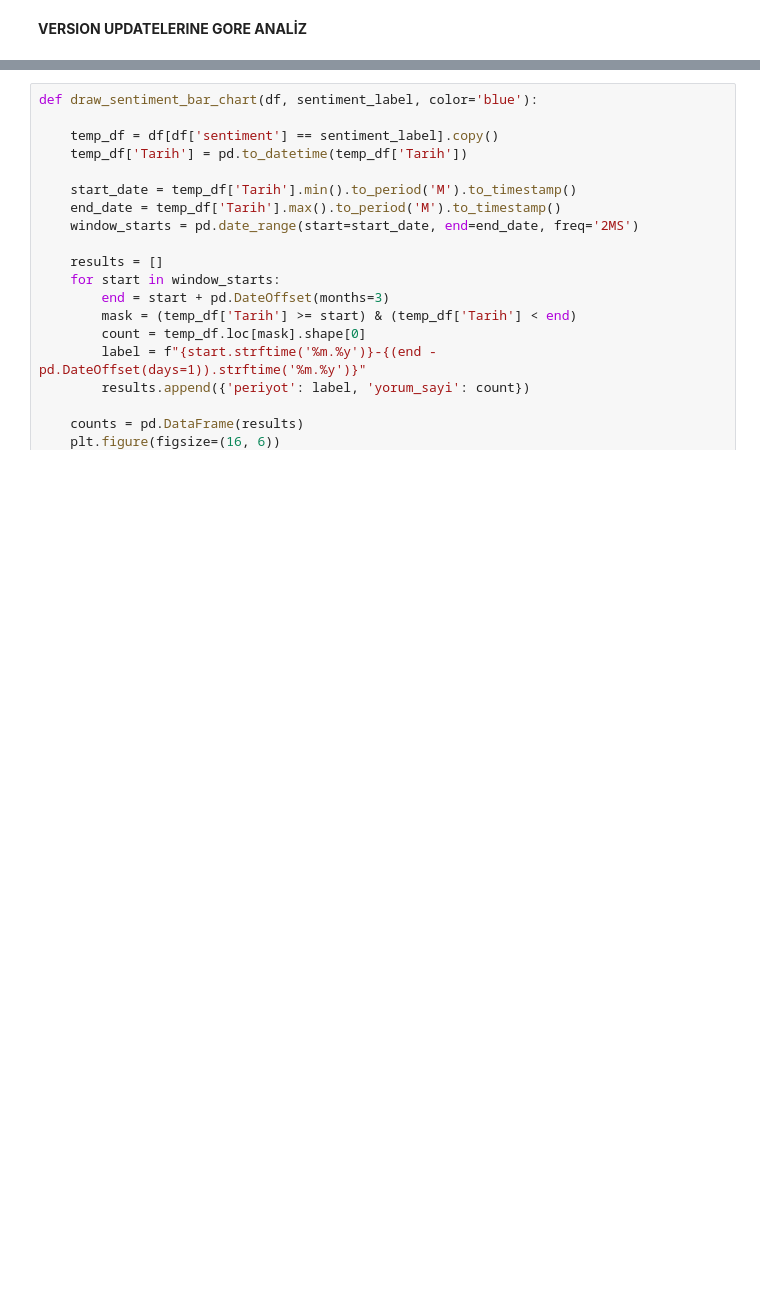
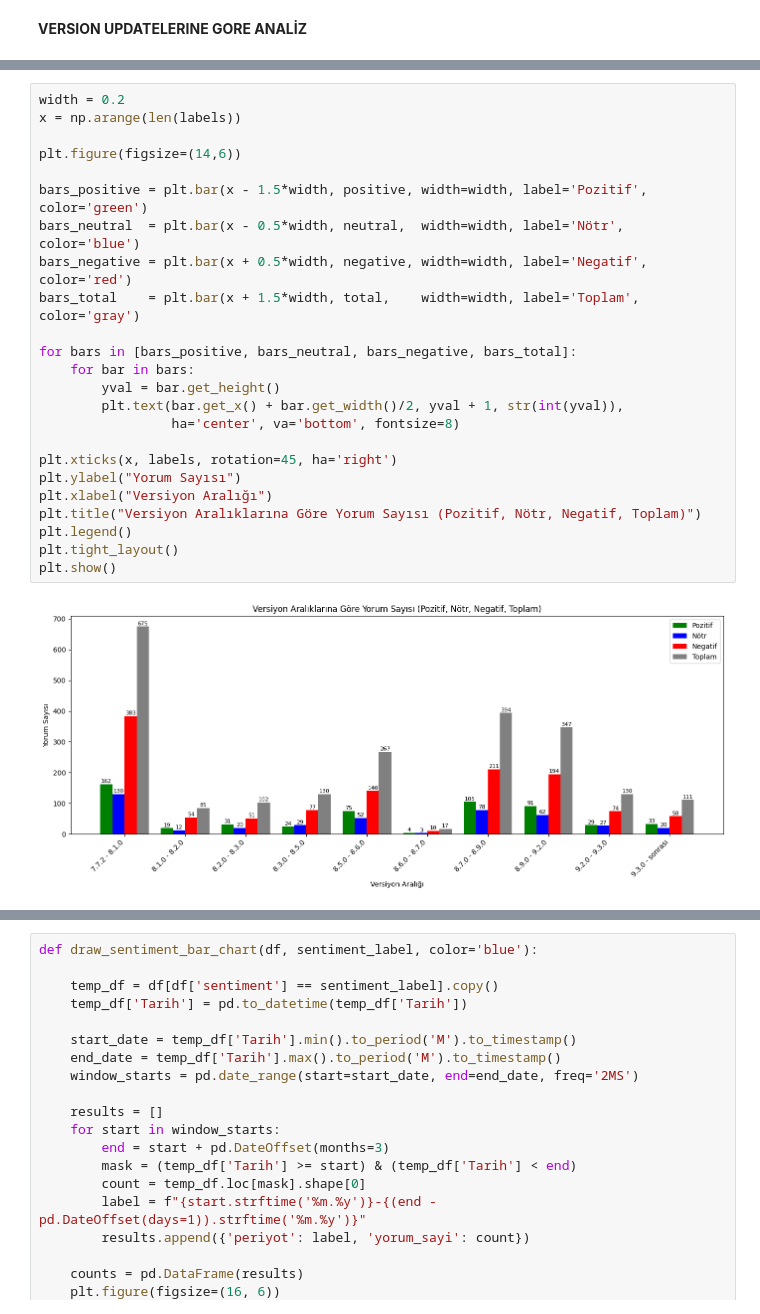
Before and after one commit to enisba/paycell-review-analysis, a Jupyter notebook: Notebooks/04_visualization.ipynb, the cells around one changed output, grey strips where cells are left out. Drawn from its saved outputs; the diff is of its cells as text; blank space fills up the shorter version.

```diff
--- a/Notebooks/04_visualization.ipynb
+++ b/Notebooks/04_visualization.ipynb
@@ -377,0 +418,26 @@ neg_counts_df
+# %%
+width = 0.2
+x = np.arange(len(labels))
+
+plt.figure(figsize=(14,6))
+
+bars_positive = plt.bar(x - 1.5*width, positive, width=width, label='Pozitif', color='green')
+bars_neutral  = plt.bar(x - 0.5*width, neutral,  width=width, label='Nötr',    color='blue')
+bars_negative = plt.bar(x + 0.5*width, negative, width=width, label='Negatif', color='red')
+bars_total    = plt.bar(x + 1.5*width, total,    width=width, label='Toplam',  color='gray')
+
+for bars in [bars_positive, bars_neutral, bars_negative, bars_total]:
+    for bar in bars:
+        yval = bar.get_height()
+        plt.text(bar.get_x() + bar.get_width()/2, yval + 1, str(int(yval)),
+                 ha='center', va='bottom', fontsize=8)
+
+plt.xticks(x, labels, rotation=45, ha='right')
+plt.ylabel("Yorum Sayısı")
+plt.xlabel("Versiyon Aralığı")
+plt.title("Versiyon Aralıklarına Göre Yorum Sayısı (Pozitif, Nötr, Negatif, Toplam)")
+plt.legend()
+plt.tight_layout()
+plt.show()
+# %% [output]
+[figure, added]
```
Also changed, not shown: parts of 28 cells of this notebook, 2 other files.
